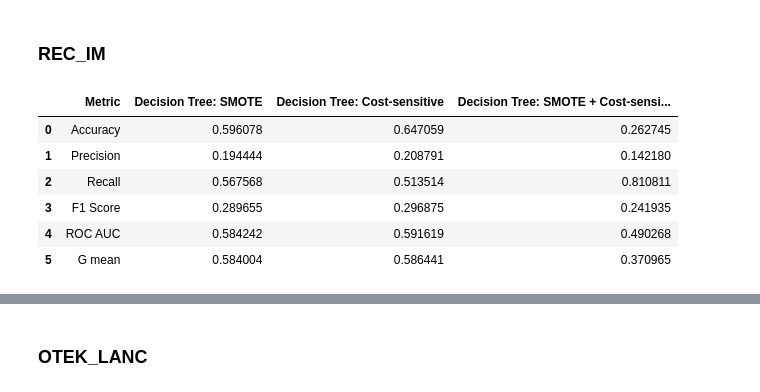
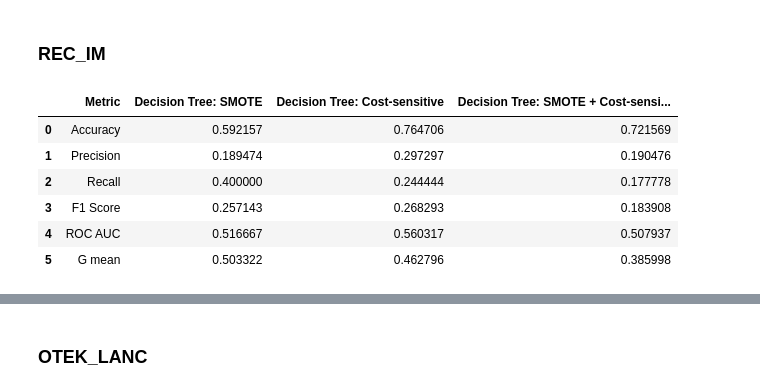
Before and after one commit to danghaidang04/Myocardial_Infraction_Complications_Analysis, a Jupyter notebook: DecisionTree.ipynb, the cells around one changed output, grey strips where cells are left out. Saved outputs shown, nothing was run; the diff lists cells and outputs as text; code cells hidden in the pictures.

```diff
--- a/DecisionTree.ipynb
+++ b/DecisionTree.ipynb
@@ -915,65 +953,19 @@ eval_p_im_sten
 # %% [markdown]
 ### REC_IM
 # %%
-# Decision Tree: SMOTE
-rec_im_dict = {}
+test_rec_im = {"Metric": ["Accuracy", "Precision", "Recall", "F1 Score", "ROC AUC", "G mean"],
+                    "Decision Tree: SMOTE": test_SMOTE_balanced["REC_IM"],
+                    "Decision Tree: Cost-sensitive": test_cost_sensitive["REC_IM"],
+                    "Decision Tree: SMOTE + Cost-sensitive": test_SMOTE_cost_sensitive["REC_IM"]}
+test_rec_im = pd.DataFrame(test_rec_im)
+test_rec_im.columns = ["Metric", "Decision Tree: SMOTE", "Decision Tree: Cost-sensitive", "Decision Tree: SMOTE + Cost-sensitive"]
 
-pipeline = Pipeline(steps=[
-    ('smote', SMOTE(random_state=0, sampling_strategy=0.5)),
-    ('model', DecisionTreeClassifier(random_state=0, class_weight='balanced', max_depth=5, min_samples_split=10))
-])
-pipeline.fit(X_train[0], y_train[0])
-y_pred = pipeline.predict(X_test[0])
-rec_im_dict["Decision Tree: SMOTE"] = [accuracy_score(y_test[0], y_pred),
-                                           precision_score(y_test[0], y_pred),
-                                           recall_score(y_test[0], y_pred),
-                                           f1_score(y_test[0], y_pred),
-                                           roc_auc_score(y_test[0], y_pred),
-                                           geometric_mean_score(y_test[0], y_pred)
-                                           ]
-
-# Decision Tree: Cost-sensitive
-pipeline = Pipeline(steps=[
-    ('model', DecisionTreeClassifier(random_state=0, class_weight={0: 1, 1: 3.314720812182741}, max_depth=5, min_samples_split=10))
-])
-pipeline.fit(X_train[0], y_train[0])
-y_pred = pipeline.predict(X_test[0])
-rec_im_dict["Decision Tree: Cost-sensitive"] = [accuracy_score(y_test[0], y_pred),
-                                                    precision_score(y_test[0], y_pred),
-                                                    recall_score(y_test[0], y_pred),
-                                                    f1_score(y_test[0], y_pred),
-                                                    roc_auc_score(y_test[0], y_pred),
-                                                    geometric_mean_score(y_test[0], y_pred)
-                                                    ]
-
-# Decision Tree: SMOTE + Cost-sensitive
-pipeline = Pipeline(steps=[
-    ('smote', SMOTE(random_state=0, sampling_strategy=0.5)),
-    ('model', DecisionTreeClassifier(random_state=0, class_weight={0: 1, 1: 3.314720812182741}, max_depth=5, min_samples_split=10))
-])
-pipeline.fit(X_train[0], y_train[0])
-y_pred = pipeline.predict(X_test[0])
-rec_im_dict["Decision Tree: SMOTE + Cost-sensitive"] = [accuracy_score(y_test[0], y_pred),
-                                                            precision_score(y_test[0], y_pred),
-                                                            recall_score(y_test[0], y_pred),
-                                                            f1_score(y_test[0], y_pred),
-                                                            roc_auc_score(y_test[0], y_pred),
-                                                            geometric_mean_score(y_test[0], y_pred)
-                                                            ]
-
-eval_rec_im = {"Metric": ["Accuracy", "Precision", "Recall", "F1 Score", "ROC AUC", "G mean"],
-                   "Decision Tree: SMOTE": rec_im_dict["Decision Tree: SMOTE"],
-                   "Decision Tree: Cost-sensitive": rec_im_dict["Decision Tree: Cost-sensitive"],
-                   "Decision Tree: SMOTE + Cost-sensitive": rec_im_dict["Decision Tree: SMOTE + Cost-sensitive"]
-                   }
-eval_rec_im = pd.DataFrame(eval_rec_im)
-
-eval_rec_im
+test_rec_im
 # %% [output]
 |  | Metric | Decision Tree: SMOTE | Decision Tree: Cost-sensitive | Decision Tree: SMOTE + Cost-sensi... |
-| 0 | Accuracy | 0.596078 | 0.647059 | 0.262745 |
-| 1 | Precision | 0.194444 | 0.208791 | 0.142180 |
-| 2 | Recall | 0.567568 | 0.513514 | 0.810811 |
-| 3 | F1 Score | 0.289655 | 0.296875 | 0.241935 |
-| 4 | ROC AUC | 0.584242 | 0.591619 | 0.490268 |
-| 5 | G mean | 0.584004 | 0.586441 | 0.370965 |
+| 0 | Accuracy | 0.592157 | 0.764706 | 0.721569 |
+| 1 | Precision | 0.189474 | 0.297297 | 0.190476 |
+| 2 | Recall | 0.400000 | 0.244444 | 0.177778 |
+| 3 | F1 Score | 0.257143 | 0.268293 | 0.183908 |
+| 4 | ROC AUC | 0.516667 | 0.560317 | 0.507937 |
+| 5 | G mean | 0.503322 | 0.462796 | 0.385998 |
```
Also changed, not shown: parts of 26 cells of this notebook, 1 other file.
